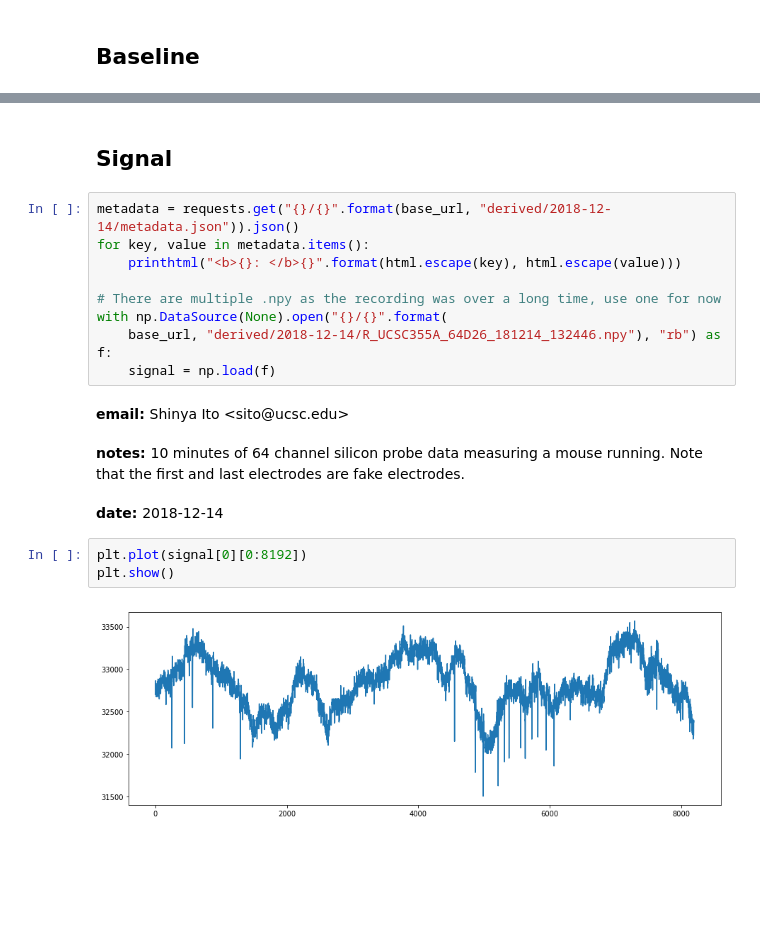
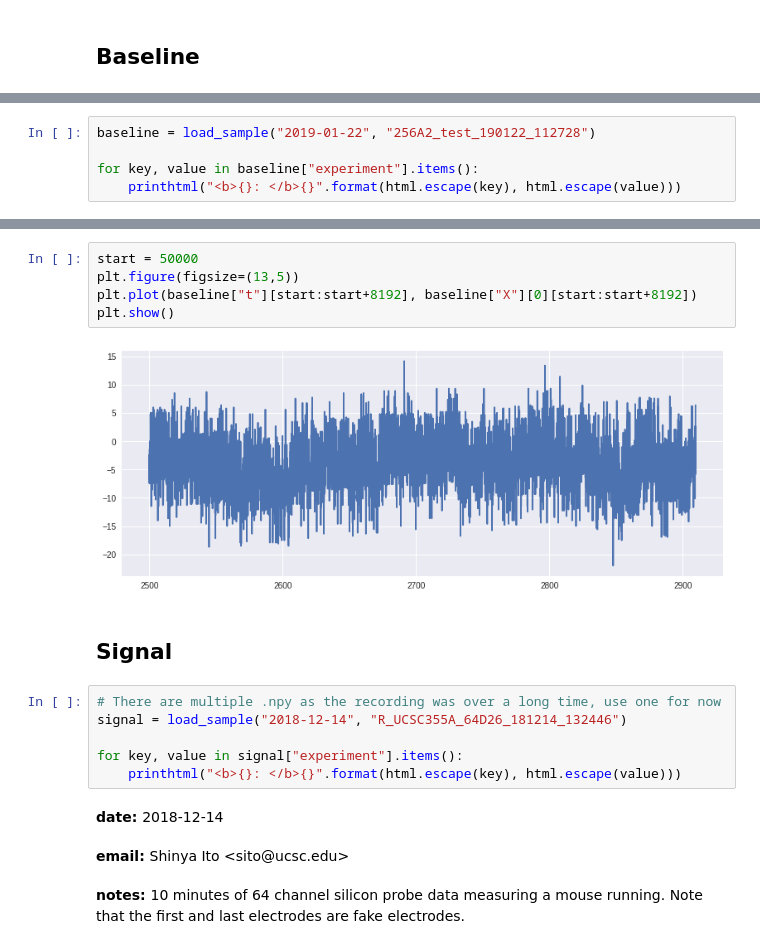
Before and after one commit to rcurrie/notebooks, a Jupyter notebook: braingeneers/renyi-entropy.ipynb, the cells around one changed output, grey strips where cells are left out. Drawn from its saved outputs; the diff is of its cells as text; blank space fills up the shorter version.

```diff
--- a/braingeneers/renyi-entropy.ipynb
+++ b/braingeneers/renyi-entropy.ipynb
@@ -33,0 +39,5 @@ date: 2019-01-22
+# %%
+baseline = load_sample("2019-01-22", "256A2_test_190122_112728")
+
+for key, value in baseline["experiment"].items():
+    printhtml("<b>{}: </b>{}".format(html.escape(key), html.escape(value)))
@@ -34,20 +49,19 @@ date: 2019-01-22
+# %%
+start = 50000
+plt.figure(figsize=(13,5))
+plt.plot(baseline["t"][start:start+8192], baseline["X"][0][start:start+8192])
+plt.show()
+# %% [output]
+[figure, added]
 # %% [markdown]
 ## Signal
-# %%
-metadata = requests.get("{}/{}".format(base_url, "derived/2018-12-14/metadata.json")).json()
-for key, value in metadata.items():
-    printhtml("<b>{}: </b>{}".format(html.escape(key), html.escape(value)))
-
-# There are multiple .npy as the recording was over a long time, use one for now
-with np.DataSource(None).open("{}/{}".format(
-    base_url, "derived/2018-12-14/R_UCSC355A_64D26_181214_132446.npy"), "rb") as f:
-    signal = np.load(f)
-# %% [output]
-email: Shinya Ito <sito@ucsc.edu>
-notes: 10 minutes of 64 channel silicon probe data measuring a mouse running. Note that the first and last electrodes are fake electrodes.
-date: 2018-12-14
-# %%
-plt.plot(signal[0][0:8192])
-plt.show()
-# %% [output]
-[figure, removed]
+# %%
+# There are multiple .npy as the recording was over a long time, use one for now
+signal = load_sample("2018-12-14", "R_UCSC355A_64D26_181214_132446")
+
+for key, value in signal["experiment"].items():
+    printhtml("<b>{}: </b>{}".format(html.escape(key), html.escape(value)))
+# %% [output]
+date: 2018-12-14
+email: Shinya Ito <sito@ucsc.edu>
+notes: 10 minutes of 64 channel silicon probe data measuring a mouse running. Note that the first and last electrodes are fake electrodes.
```
Also changed, not shown: parts of 10 cells of this notebook.
